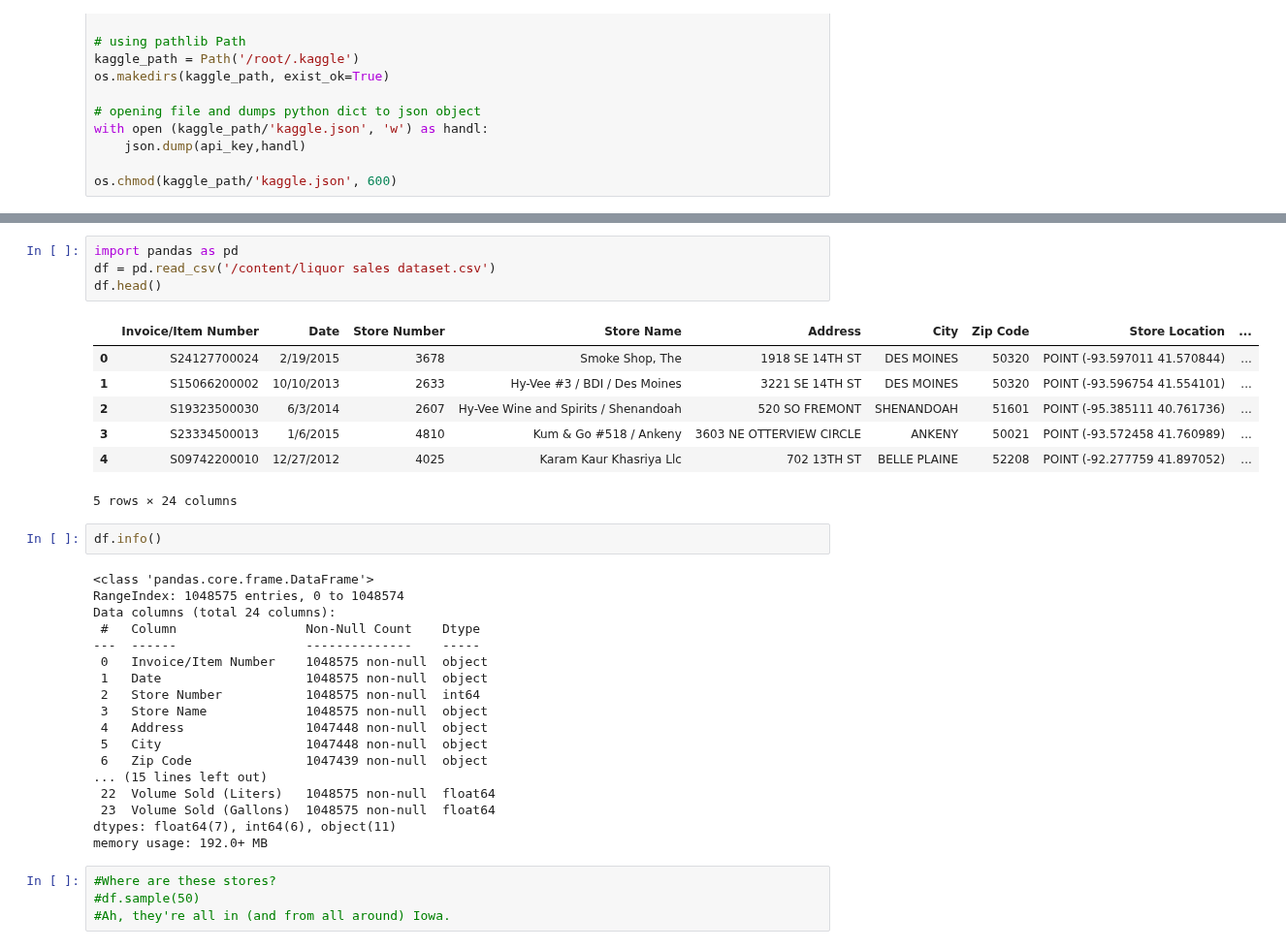
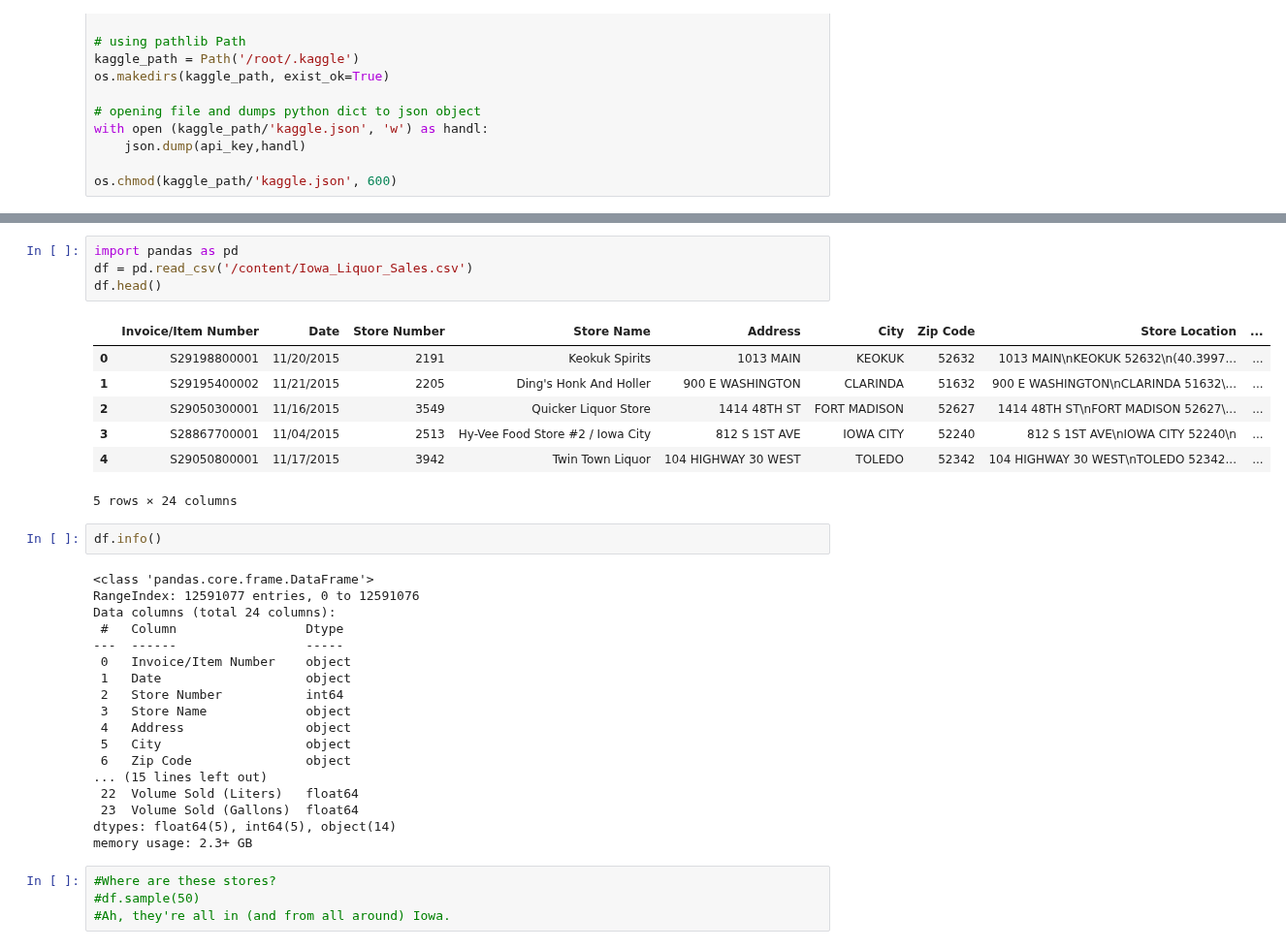
Before and after one commit to joeldmott/inventory_project, a Jupyter notebook: inventory_restocking_project.ipynb, the cells around one changed output, grey strips where cells are left out. Shown at 97% size. Saved outputs shown, nothing was run; the diff lists cells and outputs as text.

```diff
--- a/inventory_restocking_project.ipynb
+++ b/inventory_restocking_project.ipynb
@@ -38,35 +39,35 @@ Archive:  liquor-inventory-dataset.zip
 # %%
 import pandas as pd
-df = pd.read_csv('/content/liquor sales dataset.csv')
+df = pd.read_csv('/content/Iowa_Liquor_Sales.csv')
 df.head()
 # %% [output]
 |  | Invoice/Item Number | Date | Store Number | Store Name | Address | City | Zip Code | Store Location | ... |
-| 0 | S24127700024 | 2/19/2015 | 3678 | Smoke Shop, The | 1918 SE 14TH ST | DES MOINES | 50320 | POINT (-93.597011 41.570844) | ... |
-| 1 | S15066200002 | 10/10/2013 | 2633 | Hy-Vee #3 / BDI / Des Moines | 3221 SE 14TH ST | DES MOINES | 50320 | POINT (-93.596754 41.554101) | ... |
-| 2 | S19323500030 | 6/3/2014 | 2607 | Hy-Vee Wine and Spirits / Shenandoah | 520 SO FREMONT | SHENANDOAH | 51601 | POINT (-95.385111 40.761736) | ... |
-| 3 | S23334500013 | 1/6/2015 | 4810 | Kum & Go #518 / Ankeny | 3603 NE OTTERVIEW CIRCLE | ANKENY | 50021 | POINT (-93.572458 41.760989) | ... |
-| 4 | S09742200010 | 12/27/2012 | 4025 | Karam Kaur Khasriya Llc | 702 13TH ST | BELLE PLAINE | 52208 | POINT (-92.277759 41.897052) | ... |
+| 0 | S29198800001 | 11/20/2015 | 2191 | Keokuk Spirits | 1013 MAIN | KEOKUK | 52632 | 1013 MAIN\nKEOKUK 52632\n(40.3997... | ... |
+| 1 | S29195400002 | 11/21/2015 | 2205 | Ding's Honk And Holler | 900 E WASHINGTON | CLARINDA | 51632 | 900 E WASHINGTON\nCLARINDA 51632\... | ... |
+| 2 | S29050300001 | 11/16/2015 | 3549 | Quicker Liquor Store | 1414 48TH ST | FORT MADISON | 52627 | 1414 48TH ST\nFORT MADISON 52627\... | ... |
+| 3 | S28867700001 | 11/04/2015 | 2513 | Hy-Vee Food Store #2 / Iowa City | 812 S 1ST AVE | IOWA CITY | 52240 | 812 S 1ST AVE\nIOWA CITY 52240\n | ... |
+| 4 | S29050800001 | 11/17/2015 | 3942 | Twin Town Liquor | 104 HIGHWAY 30 WEST | TOLEDO | 52342 | 104 HIGHWAY 30 WEST\nTOLEDO 52342... | ... |
 5 rows × 24 columns
 # %%
 df.info()
 # %% [output]
 <class 'pandas.core.frame.DataFrame'>
-RangeIndex: 1048575 entries, 0 to 1048574
+RangeIndex: 12591077 entries, 0 to 12591076
 Data columns (total 24 columns):
- #   Column                 Non-Null Count    Dtype
----  ------                 --------------    -----
- 0   Invoice/Item Number    1048575 non-null  object
- 1   Date                   1048575 non-null  object
- 2   Store Number           1048575 non-null  int64
- 3   Store Name             1048575 non-null  object
- 4   Address                1047448 non-null  object
- 5   City                   1047448 non-null  object
- 6   Zip Code               1047439 non-null  object
+ #   Column                 Dtype
+---  ------                 -----
+ 0   Invoice/Item Number    object
+ 1   Date                   object
+ 2   Store Number           int64
+ 3   Store Name             object
+ 4   Address                object
+ 5   City                   object
+ 6   Zip Code               object
 ... (15 lines left out)
- 22  Volume Sold (Liters)   1048575 non-null  float64
- 23  Volume Sold (Gallons)  1048575 non-null  float64
-dtypes: float64(7), int64(6), object(11)
-memory usage: 192.0+ MB
+ 22  Volume Sold (Liters)   float64
+ 23  Volume Sold (Gallons)  float64
+dtypes: float64(5), int64(5), object(14)
+memory usage: 2.3+ GB
 # %%
 #Where are these stores?
 #df.sample(50)
```
Also changed, not shown: parts of 23 cells of this notebook.
